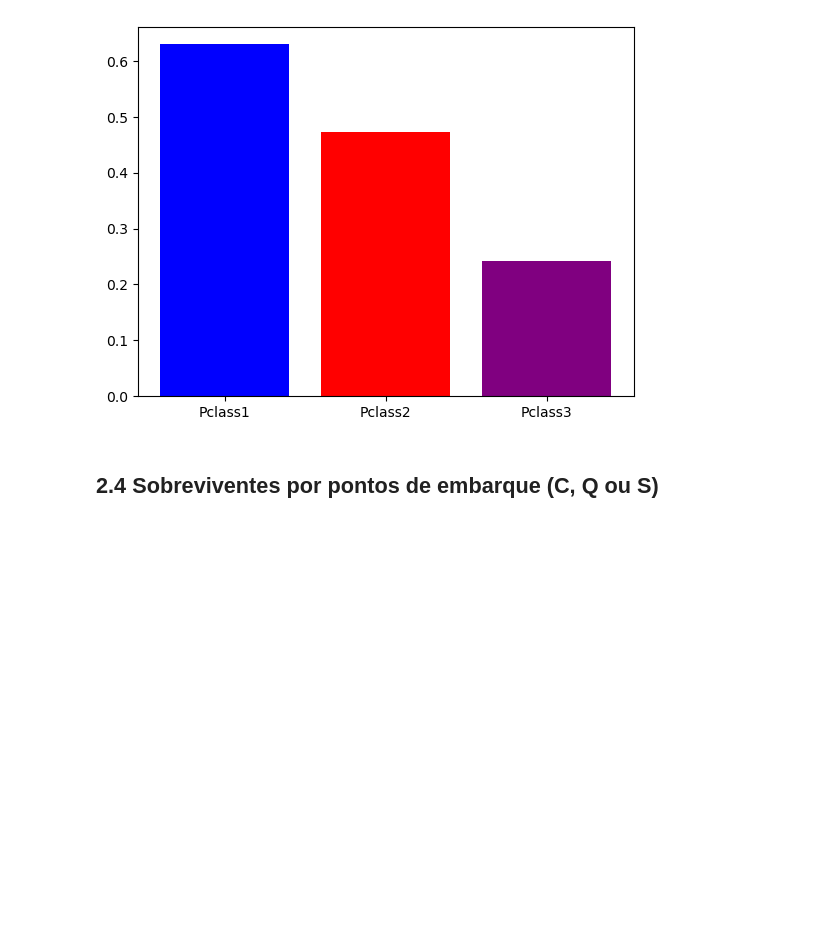
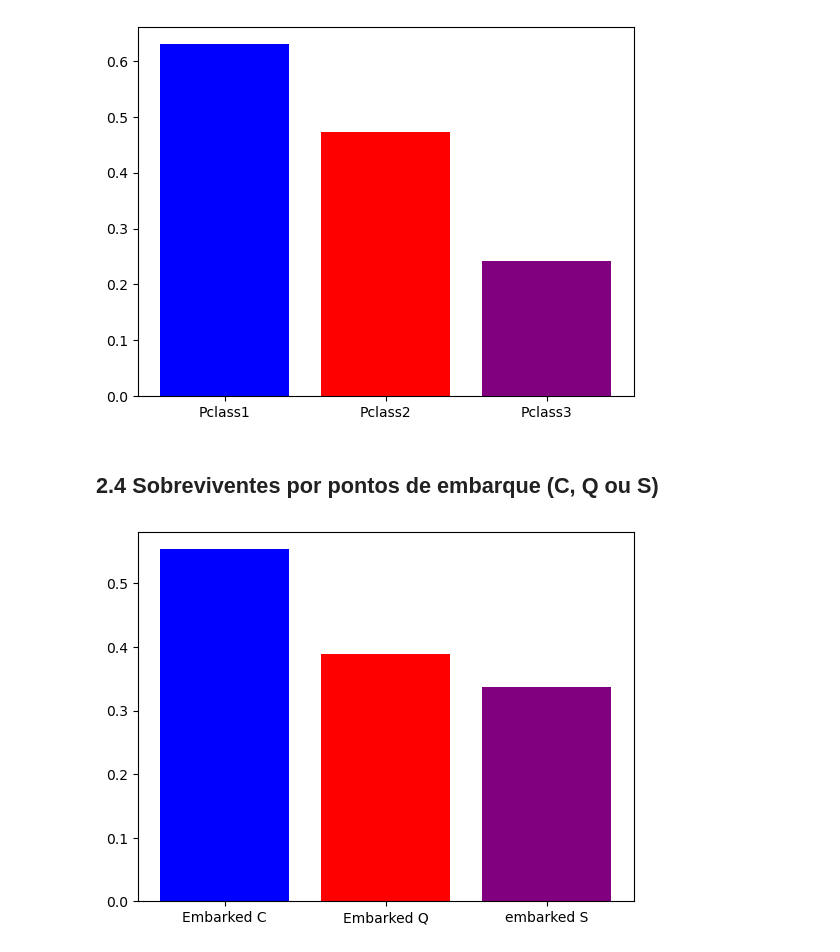
Before and after one commit to wendeljuliao/Titanic-Problem, a Jupyter notebook: TitanicProblem.ipynb, the cells around one changed output. Drawn from its saved outputs; the diff is of its cells as text; code cells hidden in the pictures; blank space fills up the shorter version.

Commit message:
mais alguns gráficos feitos e começo da preparação dos dados

```diff
--- a/TitanicProblem.ipynb
+++ b/TitanicProblem.ipynb
@@ -110,3 +138,21 @@ plt.show()
 [figure]
 # %% [markdown]
 ## 2.4 Sobreviventes por pontos de embarque (C, Q ou S)
+# %%
+df_dados_survived_embarked_C = df_dados[(df_dados['Embarked'] == 'C') & (df_dados['Survived'] == 1)]
+df_dados_survived_embarked_Q = df_dados[(df_dados['Embarked'] == 'Q') & (df_dados['Survived'] == 1)]
+df_dados_survived_embarked_S = df_dados[(df_dados['Embarked'] == 'S') & (df_dados['Survived'] == 1)]
+
+quant_embarked_C = len(df_dados[df_dados['Embarked'] == 'C'])
+quant_embarked_Q = len(df_dados[df_dados['Embarked'] == 'Q'])
+quant_embarked_S = len(df_dados[df_dados['Embarked'] == 'S'])
+
+prob_survived_embarked_C = len(df_dados_survived_embarked_C) / quant_embarked_C
+prob_survived_embarked_Q = len(df_dados_survived_embarked_Q) / quant_embarked_Q
+prob_survived_embarked_S = len(df_dados_survived_embarked_S) / quant_embarked_S
+
+plt.bar(['Embarked C', 'Embarked Q', 'embarked S'], [prob_survived_embarked_C, prob_survived_embarked_Q, prob_survived_embarked_S], color=['blue', 'red', 'purple'])
+
+plt.show()
+# %% [output]
+[figure, added]
```
Also changed, not shown: parts of 16 cells of this notebook, 1 other file.
